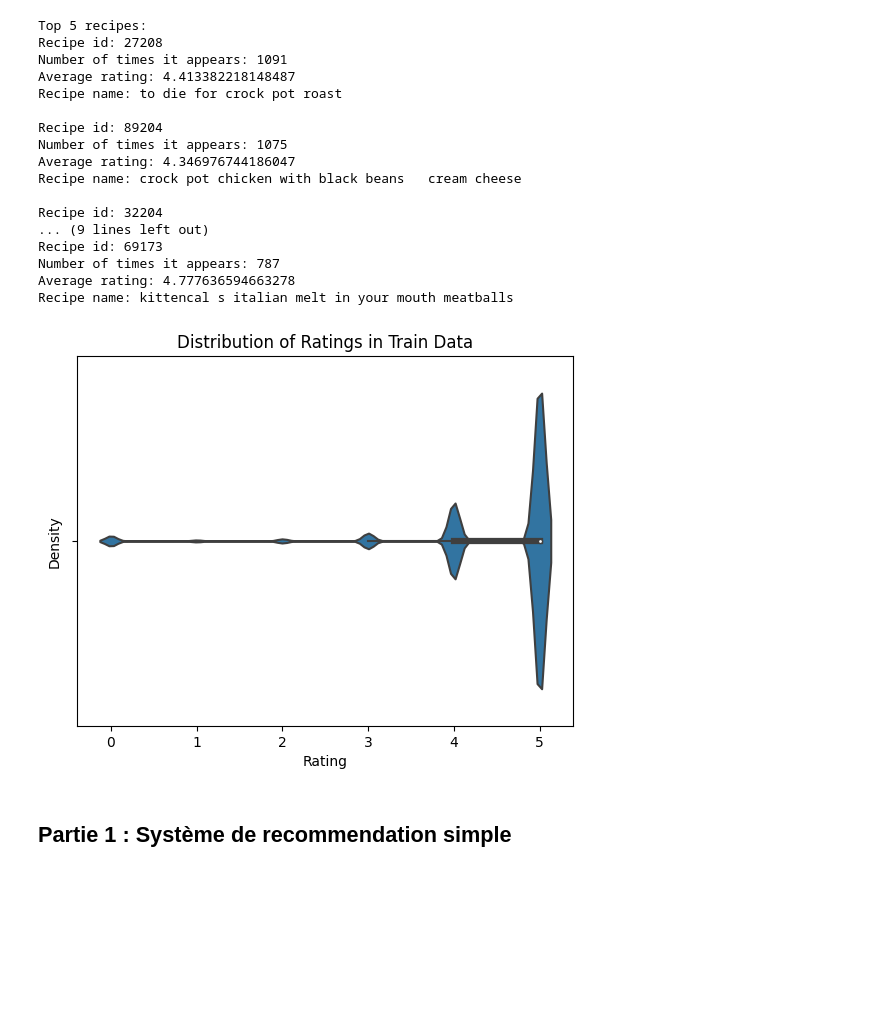
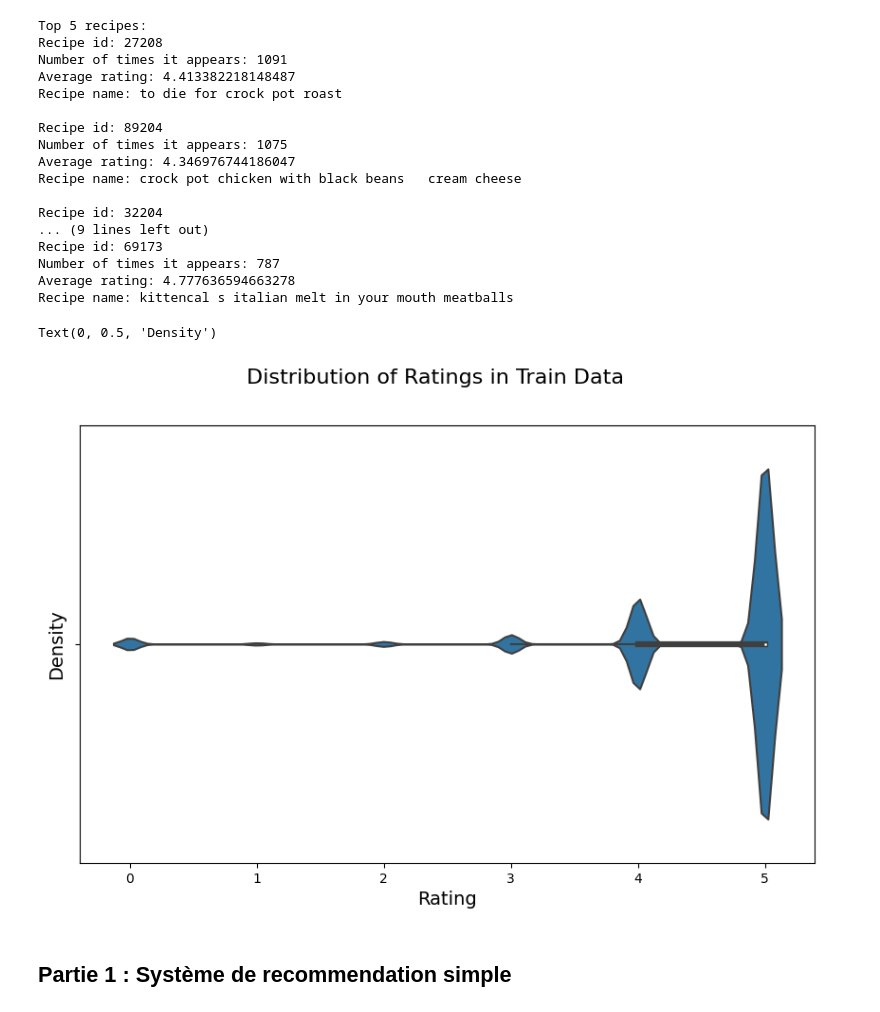
Before and after one commit to nestorcarmona/projet_MODIA, a Jupyter notebook: notebooks/main.ipynb, the cells around one changed output. Drawn from its saved outputs; the diff is of its cells as text; code cells hidden in the pictures; blank space fills up the shorter version.

```diff
--- a/notebooks/main.ipynb
+++ b/notebooks/main.ipynb
@@ -17,12 +24,13 @@ import seaborn as sns
 # %% [markdown]
 Ouverture des données :
 # %%
-interactions_train = pd.read_csv('data/interactions_train.csv') # user to train recommender
-interactions_test = pd.read_csv('data/interactions_test.csv') # used to predict the ratings
+interactions_train = pd.read_csv('../data/interactions_train.csv') # user to train recommender
+interactions_test = pd.read_csv('../data/interactions_test.csv') # used to predict the ratings
 
-raw_interactions = pd.read_csv('data/raw_interactions.csv') # sentiment analysis
-raw_recipes = pd.read_csv('data/raw_recipes.csv') # used for recommender
-test_script = pd.read_csv('test_script.csv')
+raw_interactions = pd.read_csv('../data/RAW_interactions.csv') # sentiment analysis
+raw_recipes = pd.read_csv('../data/RAW_recipes.csv') # used for recommender
+
+test_script = pd.read_csv('../data/test_script.csv')
 
 print(f"There is a total of {interactions_train.shape[0]} interactions and {raw_recipes.shape[0]} recipes")
 # %% [output]
@@ -87,15 +106,21 @@ Recipe id: 69173
 Number of times it appears: 787
 Average rating: 4.777636594663278
 Recipe name: kittencal s italian melt in your mouth meatballs
-# %%
-# Violin plot of ratings
-sns.violinplot(x='rating', data=interactions_train)
-plt.xlabel('Rating')
-plt.ylabel('Density')
-plt.title('Distribution of Ratings in Train Data')
-plt.show()
-# %% [output]
-[figure, removed]
+# %%
+# Violin plot of ratings
+fig, ax = plt.subplots(figsize=(10, 6))
+fig.suptitle('Distribution of Ratings in Train Data', fontsize=16)
+
+sns.violinplot(
+    x='rating',
+    data=interactions_train,
+    ax=ax
+)
+ax.set_xlabel('Rating', fontsize=14)
+ax.set_ylabel('Density', fontsize=14)
+# %% [output]
+Text(0, 0.5, 'Density')
+[figure, added]
 # %% [markdown]
 ## Partie 1 : Système de recommendation simple
 # %% [markdown]
```
Also changed, not shown: parts of 9 cells of this notebook, 2 other files.
